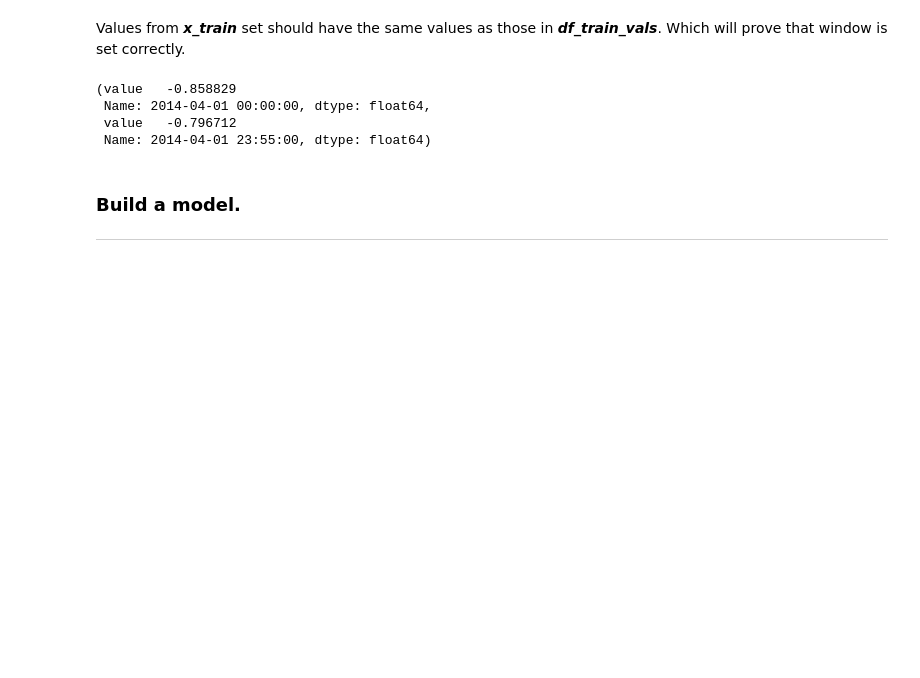
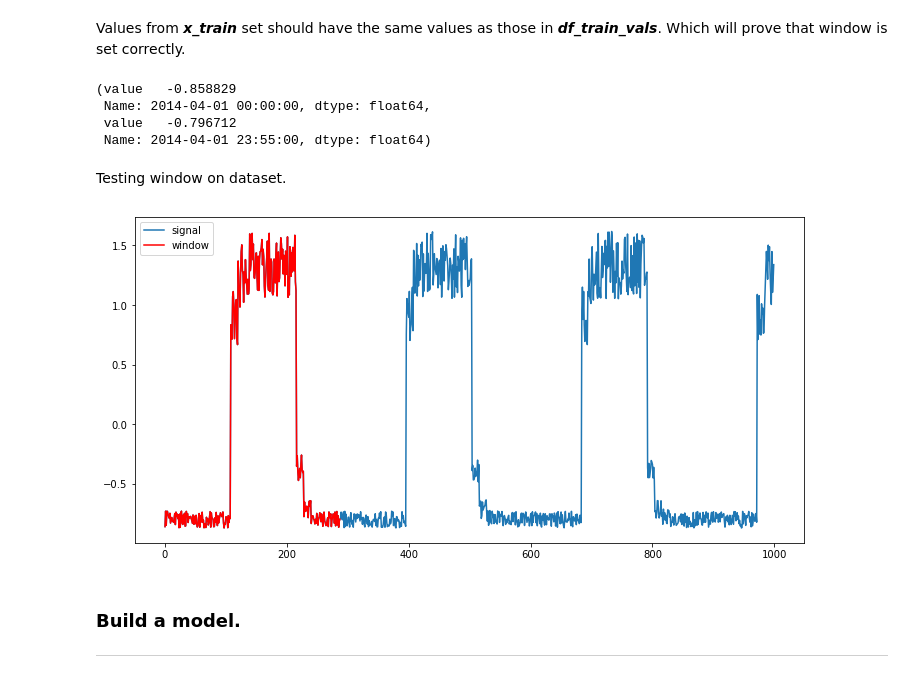
Before and after one commit to DracoNibilis/Machine-Learning-and-Statistic, a Jupyter notebook: anomaly-detection.ipynb, the cells around one changed output. Saved outputs shown, nothing was run; the diff lists cells and outputs as text; code cells hidden in the pictures; blank space fills up the shorter version.

```diff
--- a/anomaly-detection.ipynb
+++ b/anomaly-detection.ipynb
@@ -255,6 +257,23 @@ df_train_vals.iloc[0], df_train_vals.iloc[window_size -1]
  Name: 2014-04-01 00:00:00, dtype: float64,
  value   -0.796712
  Name: 2014-04-01 23:55:00, dtype: float64)
+# %% [markdown]
+Testing window on dataset.
+# %%
+# Create a plot.
+fig, ax = plt.subplots(figsize=(12,6))
+# Define y values from first 1000 values from dataset.
+y = df_train_vals['value'].values[:1000]
+# Plot original data.
+ax.plot(np.arange(y.shape[0]), y, label='signal')
+# The first window, flatten into one dimension.
+w = x_train[0].flatten()
+# Plot window data on top of original data.
+line = ax.plot(np.arange(w.shape[0]), w, 'r', label='window')
+
+ax.legend();
+# %% [output]
+[figure, added]
 # %% [markdown]
 ### Build a model.
 ***
```
Also changed, not shown: parts of 20 cells of this notebook.
